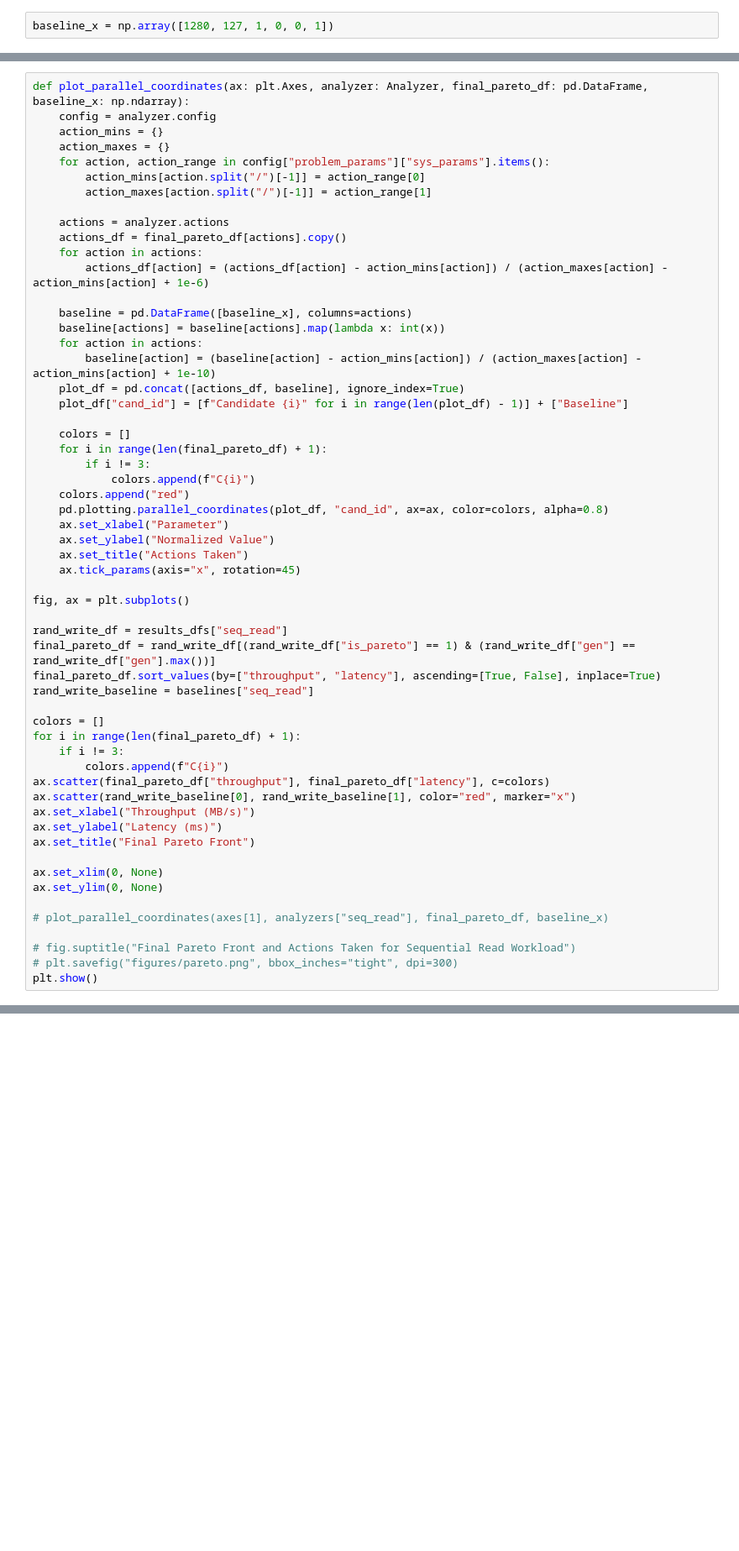
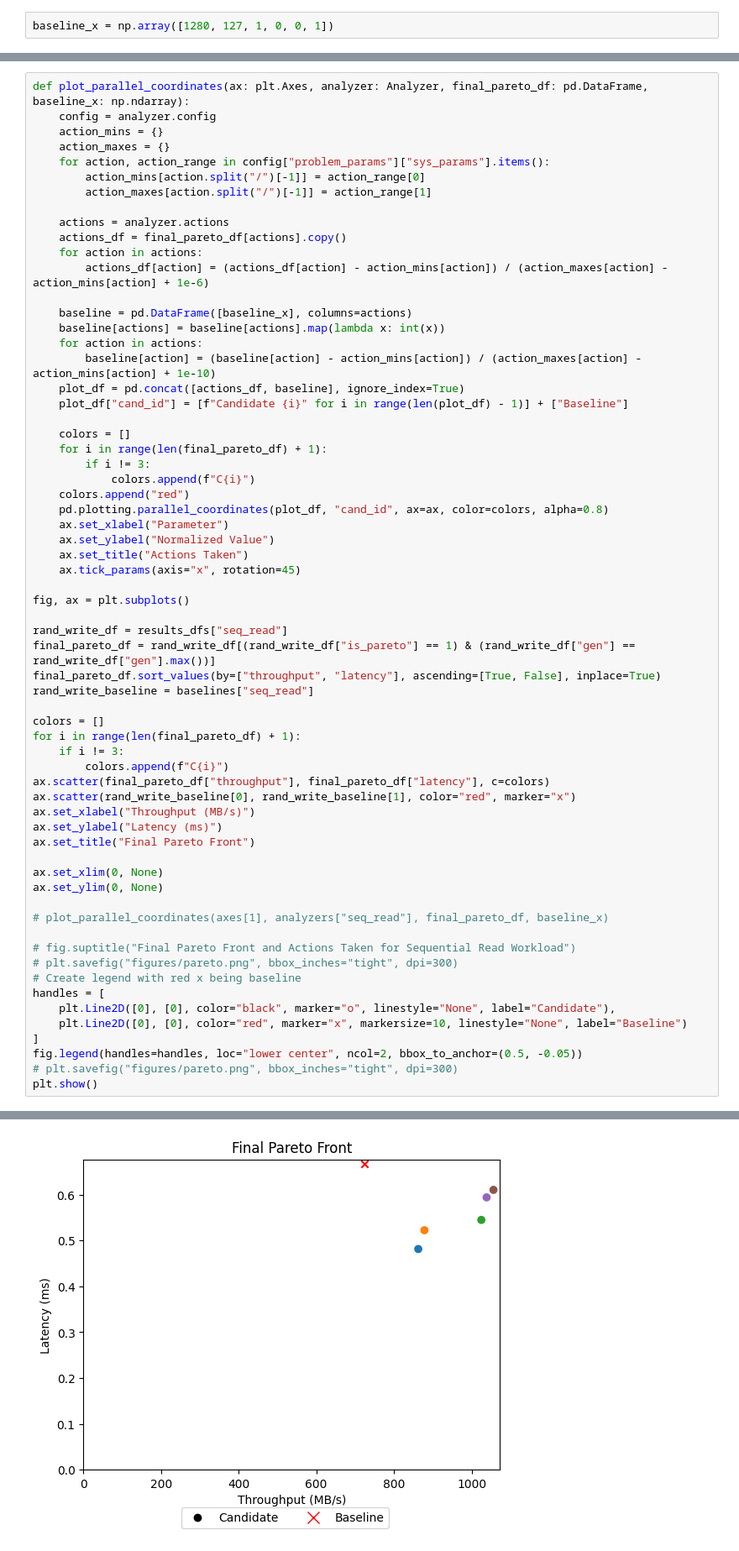
Before and after one commit to danyoungday/aos-project, a Jupyter notebook: analyze.ipynb, the cells around one changed output, grey strips where cells are left out. Shown: that part at 84% size. Cells and saved outputs as stored; diff of their text form; blank space fills up the shorter version.

```diff
--- a/analyze.ipynb
+++ b/analyze.ipynb
@@ -253,4 +257,12 @@ ax.set_ylim(0, None)
 
 # fig.suptitle("Final Pareto Front and Actions Taken for Sequential Read Workload")
 # plt.savefig("figures/pareto.png", bbox_inches="tight", dpi=300)
+# Create legend with red x being baseline
+handles = [
+    plt.Line2D([0], [0], color="black", marker="o", linestyle="None", label="Candidate"),
+    plt.Line2D([0], [0], color="red", marker="x", markersize=10, linestyle="None", label="Baseline")
+]
+fig.legend(handles=handles, loc="lower center", ncol=2, bbox_to_anchor=(0.5, -0.05))
+# plt.savefig("figures/pareto.png", bbox_inches="tight", dpi=300)
 plt.show()
+# %% [output]
@@ -257,3 +273,4 @@ plt.show()
+[figure, added]
 # %%
 def actions_table(analyzer: Analyzer):
     df = analyzer.results_df
```
Also changed, not shown: parts of 7 cells of this notebook, 1 other file.
